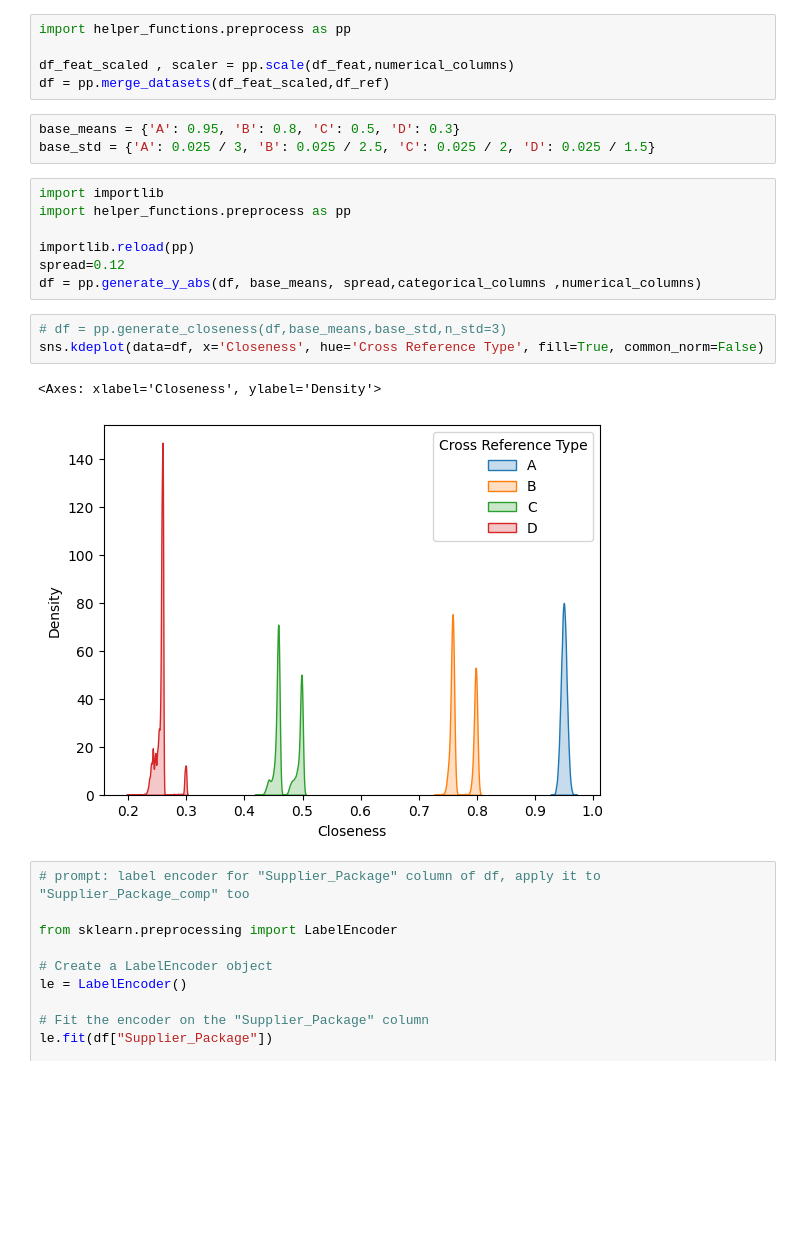
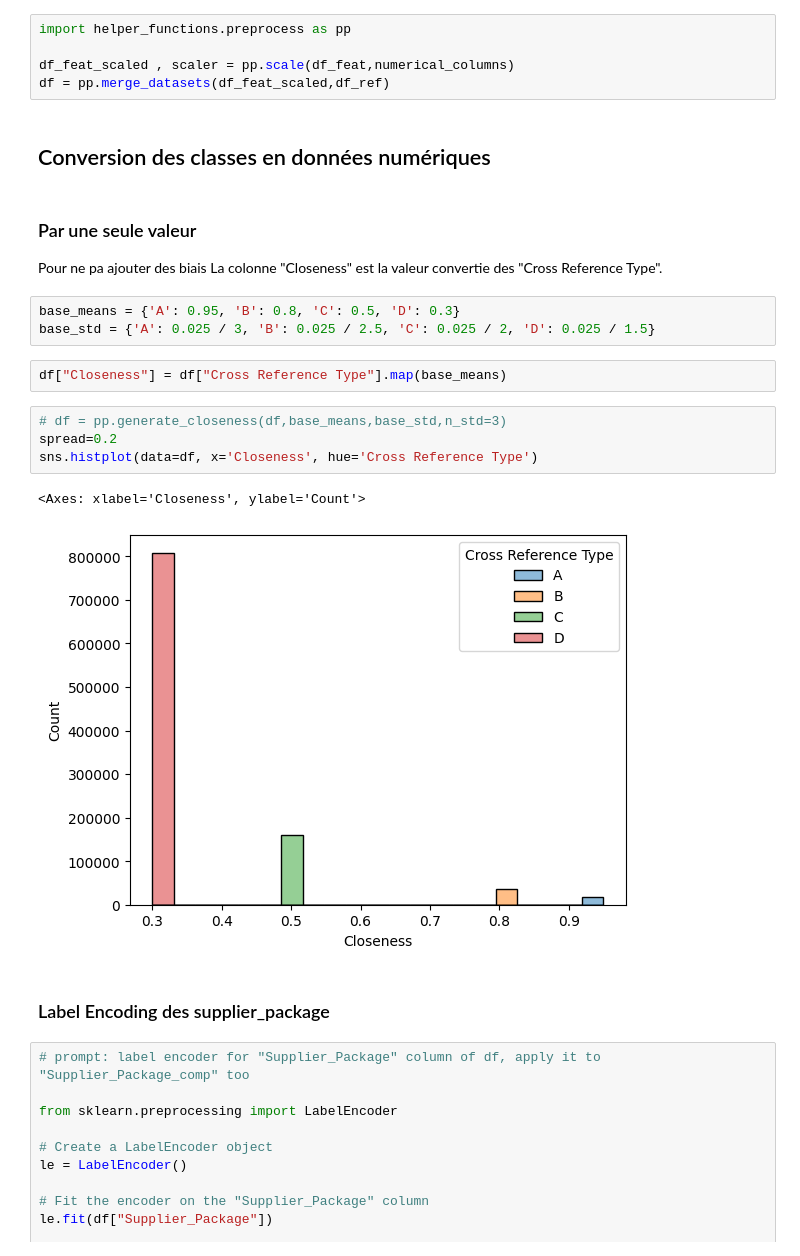
Before and after one commit to Flyingfish812/PIE2024STMicro, a Jupyter notebook: notebook/1piestm_embedding.ipynb, the cells around one changed output. Saved outputs shown, nothing was run; the diff lists cells and outputs as text; blank space fills up the shorter version.

```diff
--- a/notebook/1piestm_embedding.ipynb
+++ b/notebook/1piestm_embedding.ipynb
@@ -31,22 +37,26 @@ import helper_functions.preprocess as pp
 
 df_feat_scaled , scaler = pp.scale(df_feat,numerical_columns)
 df = pp.merge_datasets(df_feat_scaled,df_ref)
+# %% [markdown]
+## Conversion des classes en données numériques
+# %% [markdown]
+### Par une seule valeur
+Pour ne pa ajouter des biais
+La colonne "Closeness" est la valeur convertie des "Cross Reference Type".
 # %%
 base_means = {'A': 0.95, 'B': 0.8, 'C': 0.5, 'D': 0.3}
 base_std = {'A': 0.025 / 3, 'B': 0.025 / 2.5, 'C': 0.025 / 2, 'D': 0.025 / 1.5}
-# %%
-import importlib
-import helper_functions.preprocess as pp
-
-importlib.reload(pp)
-spread=0.12
-df = pp.generate_y_abs(df, base_means, spread,categorical_columns ,numerical_columns)
+# %%
+df["Closeness"] = df["Cross Reference Type"].map(base_means)
 # %%
 # df = pp.generate_closeness(df,base_means,base_std,n_std=3)
-sns.kdeplot(data=df, x='Closeness', hue='Cross Reference Type', fill=True, common_norm=False)
+spread=0.2
+sns.histplot(data=df, x='Closeness', hue='Cross Reference Type')
 # %% [output]
-<Axes: xlabel='Closeness', ylabel='Density'>
+<Axes: xlabel='Closeness', ylabel='Count'>
-[figure, old version]
+[figure, new version]
+# %% [markdown]
+### Label Encoding des supplier_package
 # %%
 # prompt: label encoder for "Supplier_Package" column of df, apply it to "Supplier_Package_comp" too
 
```
Also changed, not shown: parts of 84 cells of this notebook, 1 other file.
